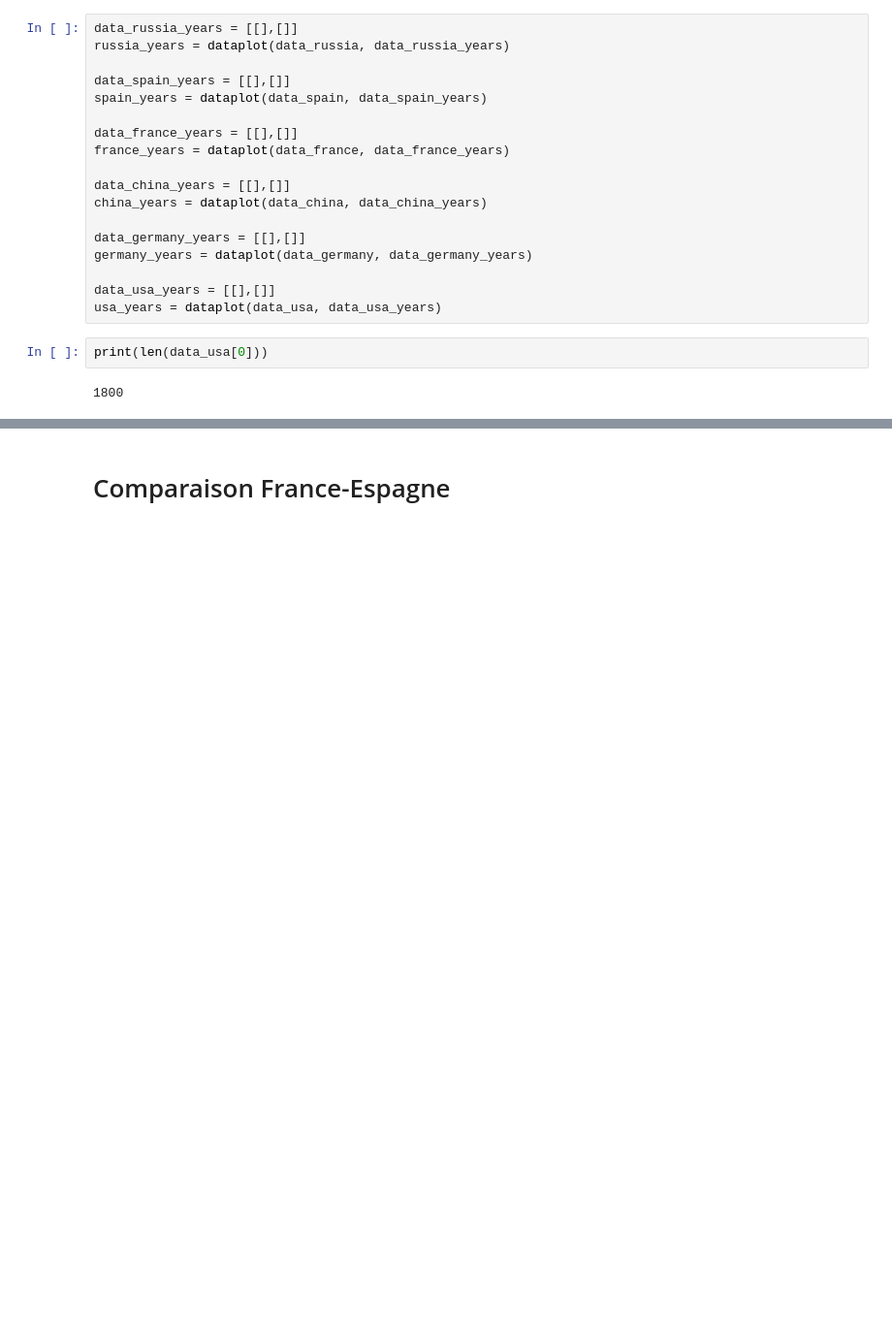
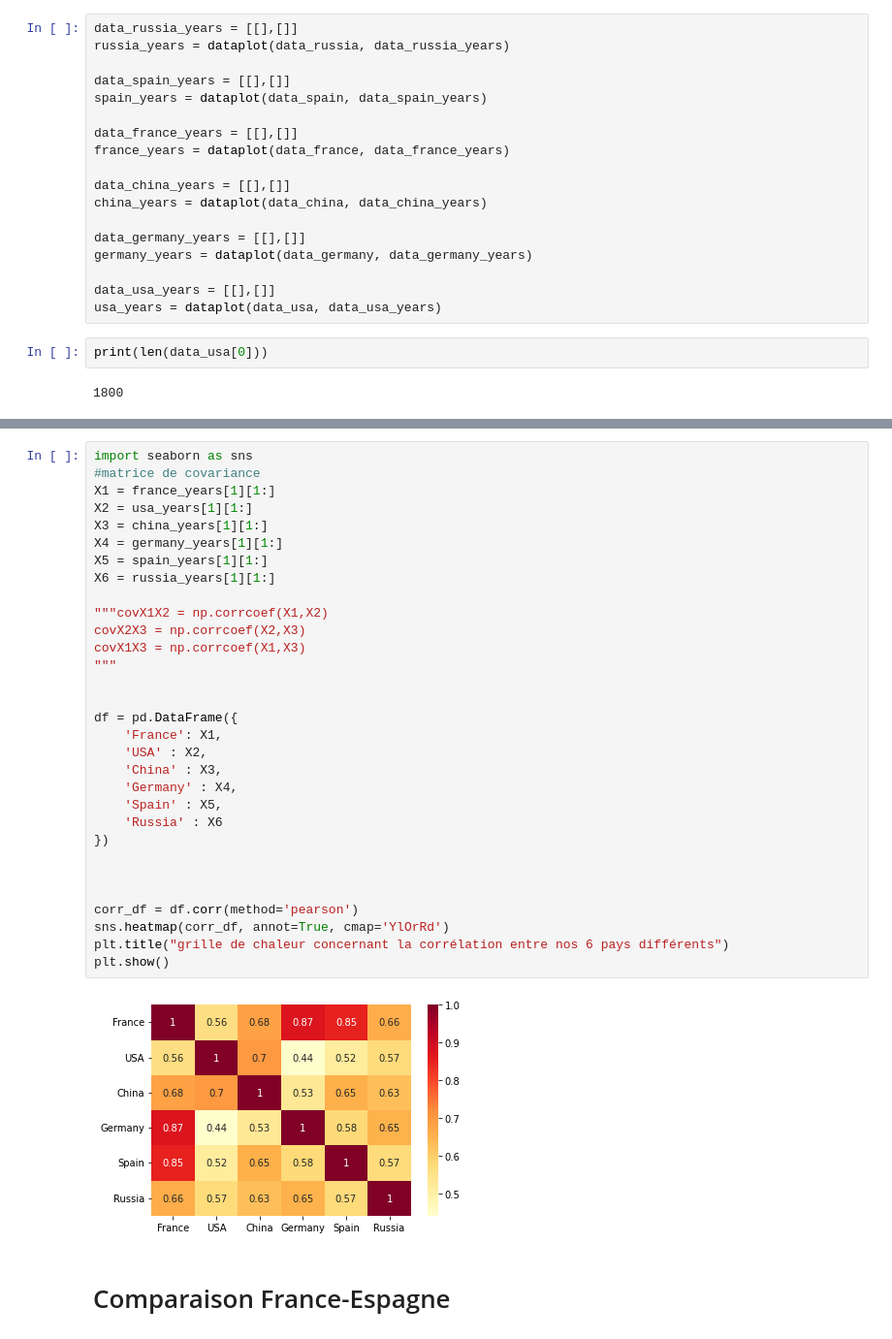
Before and after one commit to AntoineCOCHARD/DATA731-Country-temperature, a Jupyter notebook: proj.ipynb, the cells around one changed output, grey strips where cells are left out. Shown at 97% size. Drawn from its saved outputs; the diff is of its cells as text; blank space fills up the shorter version.

```diff
--- a/proj.ipynb
+++ b/proj.ipynb
@@ -130,3 +133,36 @@ plt.plot(data_russia_years[1][1:], '.--m')
+# %%
+import seaborn as sns
+#matrice de covariance
+X1 = france_years[1][1:]
+X2 = usa_years[1][1:]
+X3 = china_years[1][1:]
+X4 = germany_years[1][1:]
+X5 = spain_years[1][1:]
+X6 = russia_years[1][1:]
+
+"""covX1X2 = np.corrcoef(X1,X2)
+covX2X3 = np.corrcoef(X2,X3)
+covX1X3 = np.corrcoef(X1,X3)
+"""
+
+
+df = pd.DataFrame({
+    'France': X1,
+    'USA' : X2,
+    'China' : X3,
+    'Germany' : X4,
+    'Spain' : X5,
+    'Russia' : X6
+})
+
+
+
+corr_df = df.corr(method='pearson')
+sns.heatmap(corr_df, annot=True, cmap='YlOrRd')
+plt.title("grille de chaleur concernant la corrélation entre nos 6 pays différents")
+plt.show()
+# %% [output]
+[figure, added]
 # %% [markdown]
 # Comparaison France-Espagne
 # %%
```
Also changed, not shown: parts of 7 cells of this notebook.
